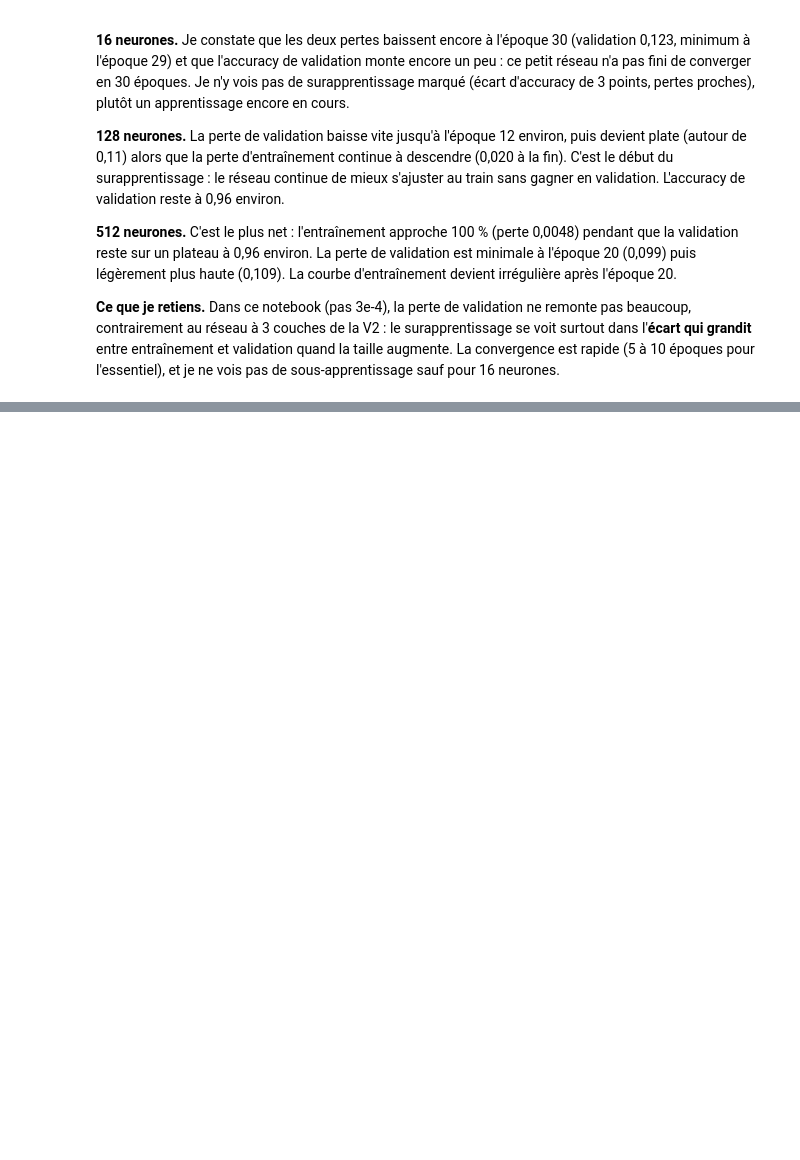
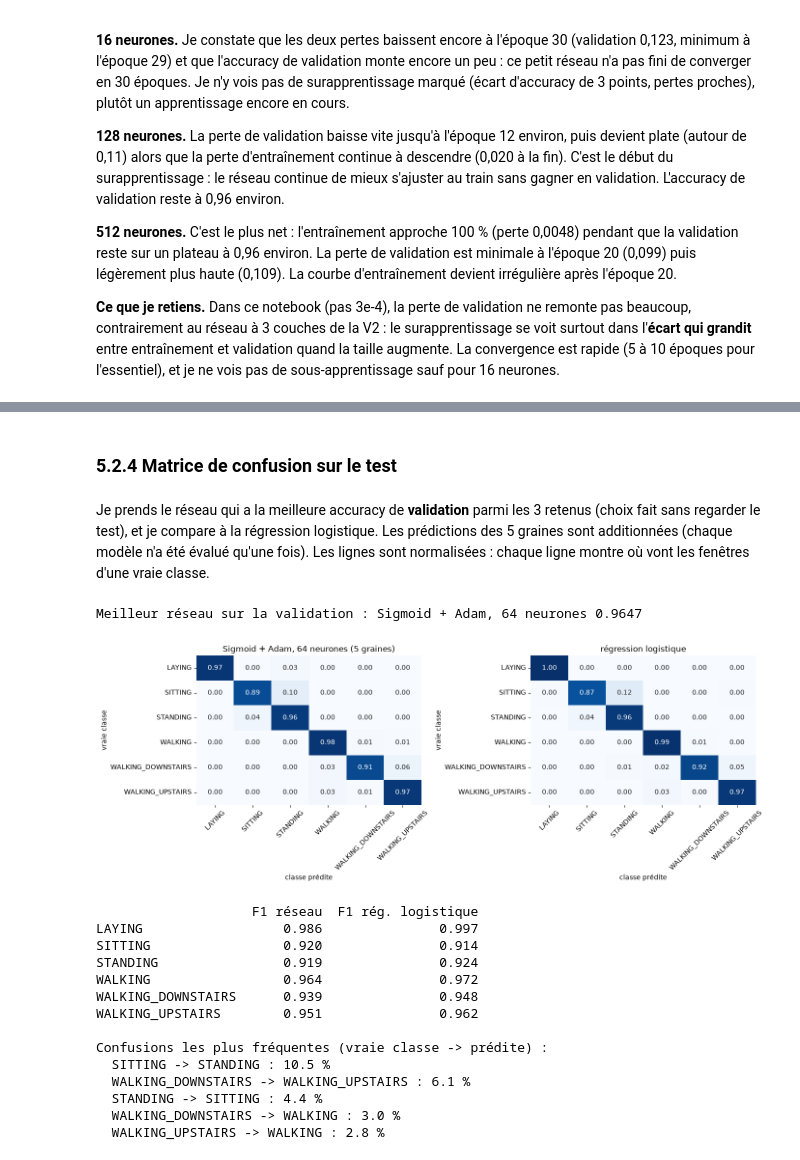
Before and after one commit to MarteOued/-tude-progressive-des-r-seaux-de-neurones-sur-le-jeu-de-donn-es-HAR, a Jupyter notebook: 1_une_couche_cachee.ipynb, the cells around one changed output, grey strips where cells are left out. Cells and saved outputs as stored; diff of their text form; code cells hidden in the pictures; blank space fills up the shorter version.

Commit message:
Partie 5.2 : évaluation finale sur le test et matrices de confusion (V1 et V2)

```diff
--- a/1_une_couche_cachee.ipynb
+++ b/1_une_couche_cachee.ipynb
@@ -1325,0 +1417,54 @@ pd.DataFrame(lignes).set_index("neurones")
+# %% [markdown]
+### 5.2.4 Matrice de confusion sur le test
+# %% [markdown]
+Je prends le réseau qui a la meilleure accuracy de **validation** parmi les 3 retenus (choix fait sans regarder le test), et je compare à la régression logistique. Les prédictions des 5 graines sont additionnées (chaque modèle n'a été évalué qu'une fois). Les lignes sont normalisées : chaque ligne montre où vont les fenêtres d'une vraie classe.
+# %%
+import seaborn as sns
+from sklearn.metrics import confusion_matrix
+
+val_moy = test_df[test_df["config"].isin(RETENUES_V1)].groupby("config")["acc_val"].mean()
+meilleur_v1 = val_moy.idxmax()
+print("Meilleur réseau sur la validation :", meilleur_v1, round(val_moy.max(), 4))
+
+cm_net = sum(confusion_matrix(y_test, preds_test[(meilleur_v1, g)], labels=range(6)) for g in SEEDS)
+cm_lr = confusion_matrix(y_test, preds_test[("régression logistique", 0)], labels=range(6))
+
+fig, ax = plt.subplots(1, 2, figsize=(14, 5.2))
+for a, cm, titre in [(ax[0], cm_net, f"{meilleur_v1} (5 graines)"), (ax[1], cm_lr, "régression logistique")]:
+    sns.heatmap(cm / cm.sum(axis=1, keepdims=True), annot=cm if False else True, fmt=".2f", cmap="Blues", vmin=0, vmax=1,
+                xticklabels=encoder.classes_, yticklabels=encoder.classes_, ax=a, cbar=False)
+    a.set_title(titre)
+    a.set_xlabel("classe prédite")
+    a.set_ylabel("vraie classe")
+    a.tick_params(axis="x", rotation=45)
+plt.tight_layout()
+plt.show()
+
+# Classes les plus difficiles : F1 par classe (moyenne sur les graines pour le réseau)
+f1_net = np.mean([f1_score(y_test, preds_test[(meilleur_v1, g)], average=None) for g in SEEDS], axis=0)
+f1_lr = f1_score(y_test, preds_test[("régression logistique", 0)], average=None)
+print(pd.DataFrame({"F1 réseau": f1_net.round(3), "F1 rég. logistique": f1_lr.round(3)}, index=encoder.classes_).to_string())
+
+# Confusions les plus fréquentes (réseau, en proportion de la vraie classe)
+pr = cm_net / cm_net.sum(axis=1, keepdims=True)
+conf = sorted([(pr[i, j], encoder.classes_[i], encoder.classes_[j]) for i in range(6) for j in range(6) if i != j], reverse=True)[:5]
+print("\nConfusions les plus fréquentes (vraie classe -> prédite) :")
+for p, a, b in conf:
+    print(f"  {a} -> {b} : {p * 100:.1f} %")
+# %% [output]
+Meilleur réseau sur la validation : Sigmoid + Adam, 64 neurones 0.9647
+[figure, added]
+                    F1 réseau  F1 rég. logistique
+LAYING                  0.986               0.997
+SITTING                 0.920               0.914
+STANDING                0.919               0.924
+WALKING                 0.964               0.972
+WALKING_DOWNSTAIRS      0.939               0.948
+WALKING_UPSTAIRS        0.951               0.962
+
+Confusions les plus fréquentes (vraie classe -> prédite) :
+  SITTING -> STANDING : 10.5 %
+  WALKING_DOWNSTAIRS -> WALKING_UPSTAIRS : 6.1 %
+  STANDING -> SITTING : 4.4 %
+  WALKING_DOWNSTAIRS -> WALKING : 3.0 %
+  WALKING_UPSTAIRS -> WALKING : 2.8 %
```
Also changed, not shown: parts of 15 cells of this notebook, 1 other file.
